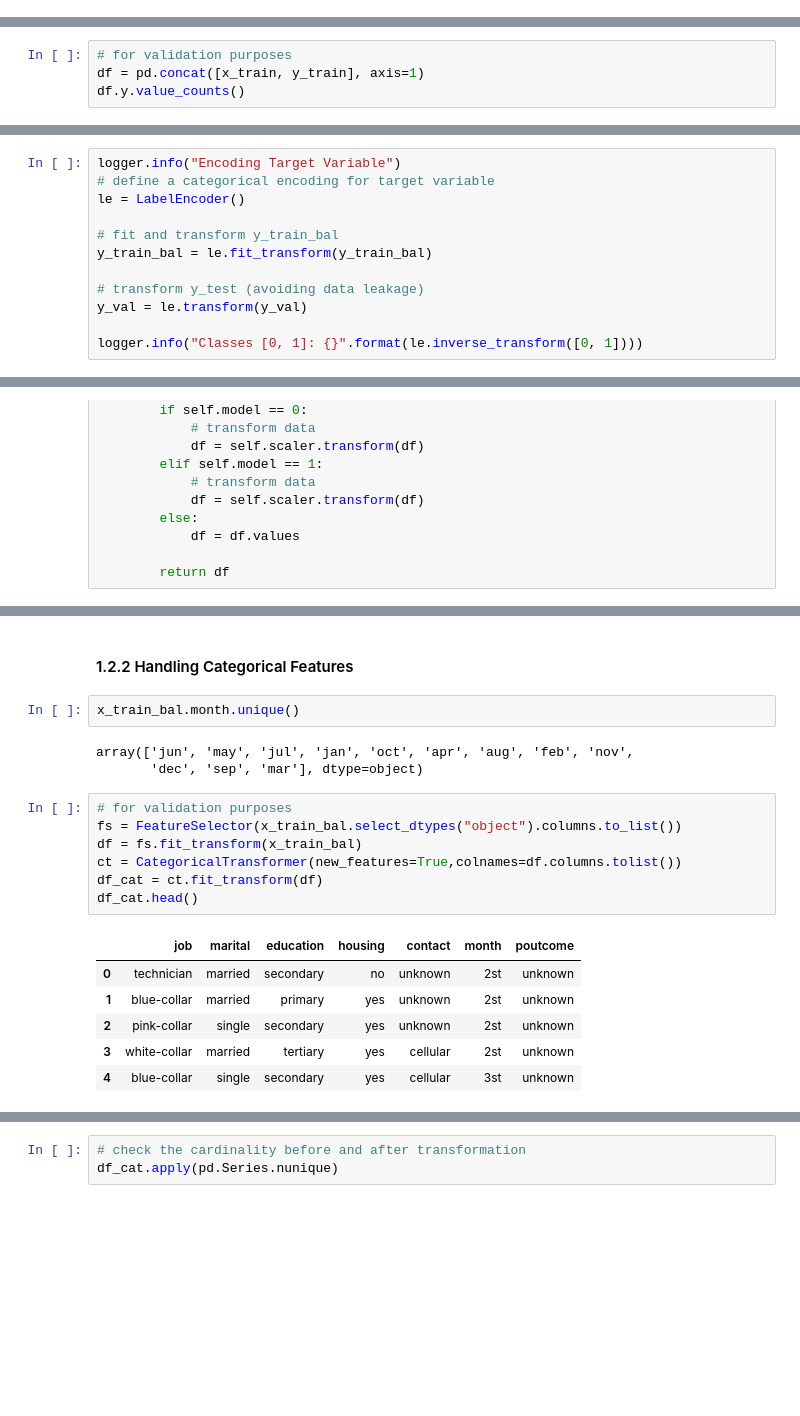
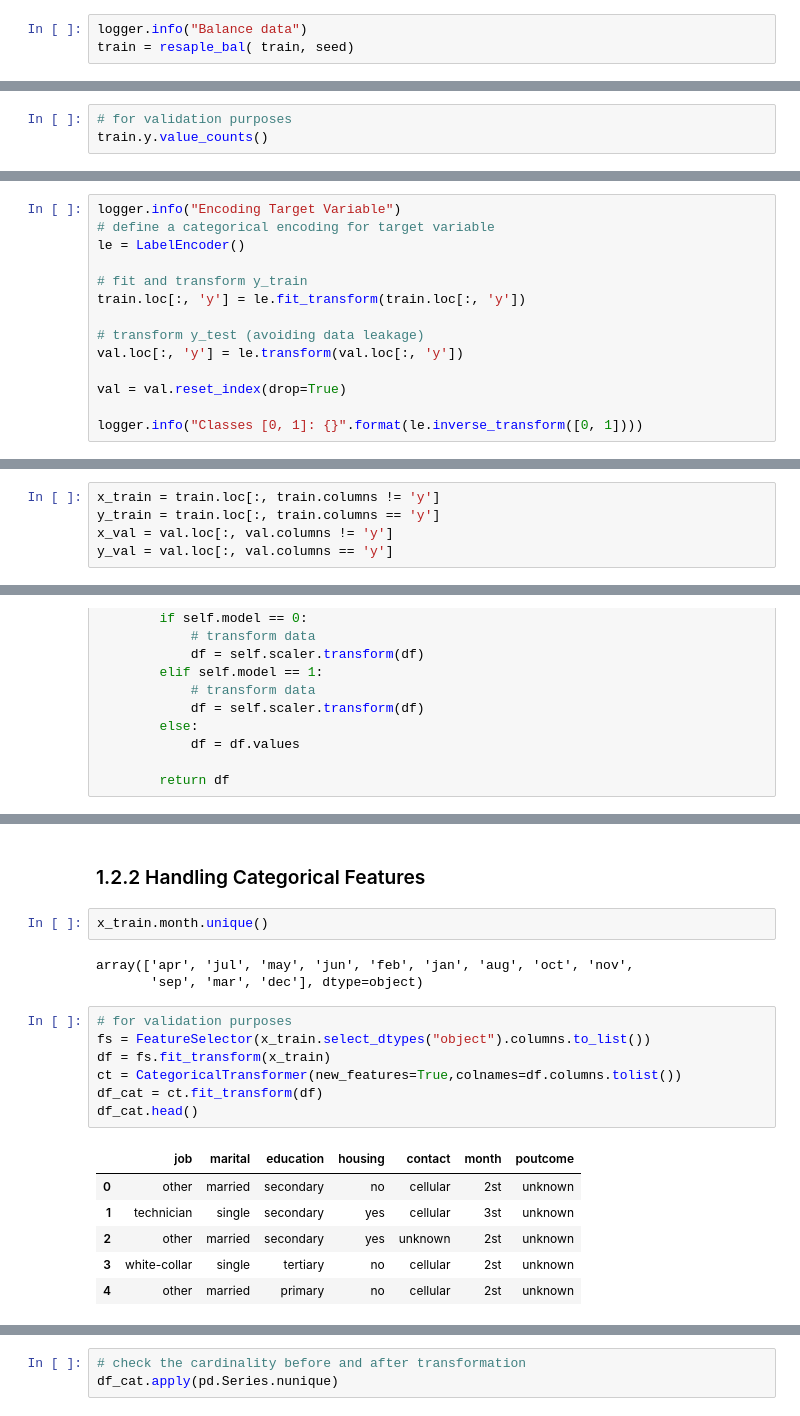
Before and after one commit to francisvalguedes/bank_marketing_mlp, a Jupyter notebook: model/train_test.ipynb, the cells around one changed output, grey strips where cells are left out. Drawn from its saved outputs; the diff is of its cells as text; blank space fills up the shorter version.

```diff
--- a/model/train_test.ipynb
+++ b/model/train_test.ipynb
@@ -151,0 +179,3 @@ https://machinelearningmastery.com/smote-oversampling-for-imbalanced-classificat
+# %%
+logger.info("Balance data")
+train = resaple_bal( train, seed)
@@ -152,5 +187,4 @@ https://machinelearningmastery.com/smote-oversampling-for-imbalanced-classificat
 # %%
 # for validation purposes
-df = pd.concat([x_train, y_train], axis=1)
-df.y.value_counts()
+train.y.value_counts()
 # %% [output]
@@ -181,11 +198,13 @@ logger.info("Encoding Target Variable")
 # define a categorical encoding for target variable
 le = LabelEncoder()
 
-# fit and transform y_train_bal
-y_train_bal = le.fit_transform(y_train_bal)
+# fit and transform y_train
+train.loc[:, 'y'] = le.fit_transform(train.loc[:, 'y'])
 
 # transform y_test (avoiding data leakage)
-y_val = le.transform(y_val)
+val.loc[:, 'y'] = le.transform(val.loc[:, 'y'])
+
+val = val.reset_index(drop=True)
 
 logger.info("Classes [0, 1]: {}".format(le.inverse_transform([0, 1])))
 # %% [output]
@@ -194 +215,6 @@ logger.info("Classes [0, 1]: {}".format(le.inverse_transform([0, 1])))
+# %%
+x_train = train.loc[:, train.columns != 'y']
+y_train = train.loc[:, train.columns == 'y']
+x_val = val.loc[:, val.columns != 'y']
+y_val = val.loc[:, val.columns == 'y']
 # %% [markdown]
@@ -362,23 +388,23 @@ df.head()
 # %% [markdown]
-#### 1.2.2 Handling Categorical Features
+### 1.2.2 Handling Categorical Features
 # %%
-x_train_bal.month.unique()
+x_train.month.unique()
 # %% [output]
-array(['jun', 'may', 'jul', 'jan', 'oct', 'apr', 'aug', 'feb', 'nov',
-       'dec', 'sep', 'mar'], dtype=object)
+array(['apr', 'jul', 'may', 'jun', 'feb', 'jan', 'aug', 'oct', 'nov',
+       'sep', 'mar', 'dec'], dtype=object)
 # %%
 # for validation purposes
-fs = FeatureSelector(x_train_bal.select_dtypes("object").columns.to_list())
-df = fs.fit_transform(x_train_bal)
+fs = FeatureSelector(x_train.select_dtypes("object").columns.to_list())
+df = fs.fit_transform(x_train)
 ct = CategoricalTransformer(new_features=True,colnames=df.columns.tolist())
 df_cat = ct.fit_transform(df)
 df_cat.head()
 # %% [output]
 |  | job | marital | education | housing | contact | month | poutcome |
-| 0 | technician | married | secondary | no | unknown | 2st | unknown |
-| 1 | blue-collar | married | primary | yes | unknown | 2st | unknown |
-| 2 | pink-collar | single | secondary | yes | unknown | 2st | unknown |
-| 3 | white-collar | married | tertiary | yes | cellular | 2st | unknown |
-| 4 | blue-collar | single | secondary | yes | cellular | 3st | unknown |
+| 0 | other | married | secondary | no | cellular | 2st | unknown |
+| 1 | technician | single | secondary | yes | cellular | 3st | unknown |
+| 2 | other | married | secondary | yes | unknown | 2st | unknown |
+| 3 | white-collar | single | tertiary | no | cellular | 2st | unknown |
+| 4 | other | married | primary | no | cellular | 2st | unknown |
 # %%
 # check the cardinality before and after transformation
```
Also changed, not shown: parts of 97 cells of this notebook.
